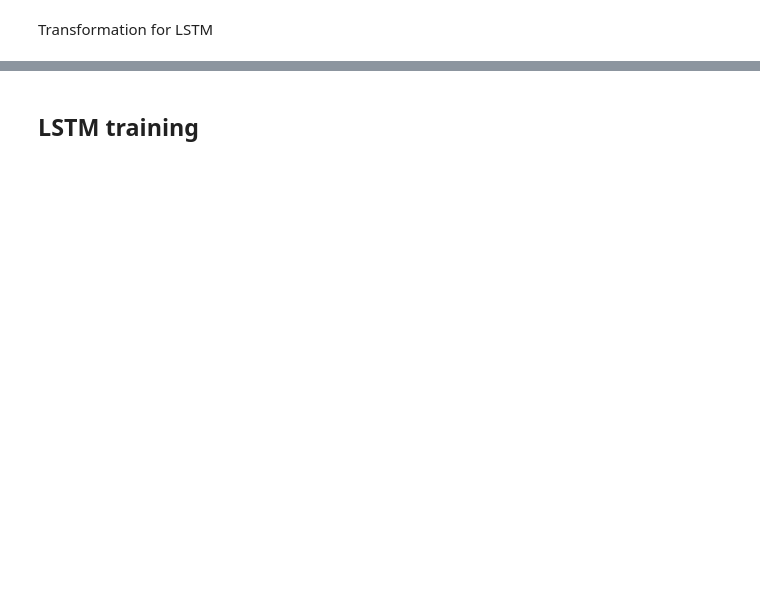
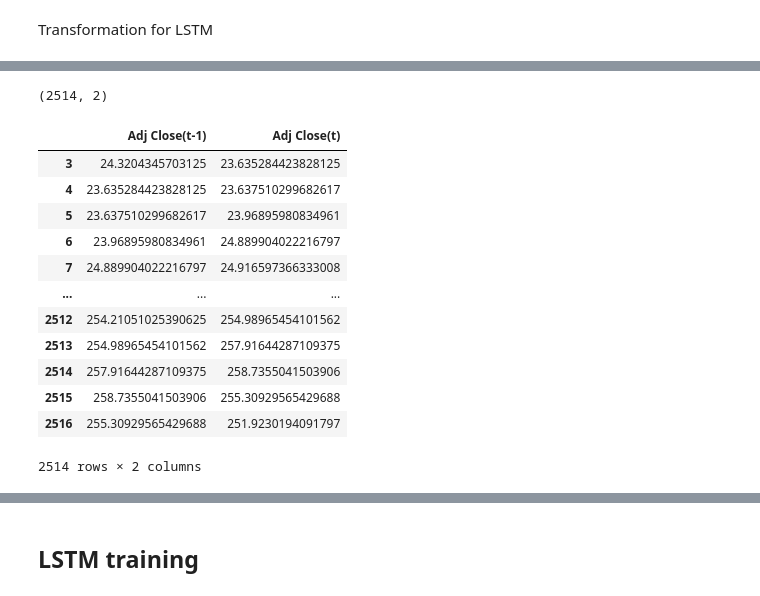
Before and after one commit to xavsant/multimodal_stockprice_prediction, a Jupyter notebook: notebooks/experiments/lstmstuff.ipynb, the cells around one changed output, grey strips where cells are left out. Cells and saved outputs as stored; diff of their text form; code cells hidden in the pictures; blank space fills up the shorter version.

Commit message:
Completed baseline for LSTM
- not sure about the feature number part as I have rly no idea how lstm works

```diff
--- a/notebooks/experiments/lstmstuff.ipynb
+++ b/notebooks/experiments/lstmstuff.ipynb
@@ -18,8 +18,8 @@ import yfinance as yf
 from sklearn.preprocessing import MinMaxScaler
 from sklearn.metrics import mean_absolute_error
 # %%
-# Define global variables
-#TODO find out what is the target variable and what lag steps
-num_features = 53
-target_variable = 'POILBRE'
+# # Define global variables
+# #TODO find out what is the target variable and what lag steps
+# num_features = 53
+target_variable = 'Adj Close'
 lag_steps = 1
@@ -111,11 +113,28 @@ def time_series_to_lstm(df, target_variable, lag_steps=1, dropna=True, fill='ffi
 # %%
-df_transformed = time_series_to_lstm(df, target_variable, lag_steps)
+# lets do apple only
+df_transformed = time_series_to_lstm(newDfForApple, target_variable, lag_steps)
 print(df_transformed.shape)
 df_transformed.head()
 # for company in companies:
     # df_transformed.to_csv(f'data/{company}_transformed.csv')
 # Export transformed dataset
-df_transformed.to_csv('data/dataset_transformed.csv')
+df_transformed.to_csv('../../data/clean/dataset_transformed.csv')
+df_transformed
+# %% [output]
+(2514, 2)
+|  | Adj Close(t-1) | Adj Close(t) |
+| 3 | 24.3204345703125 | 23.635284423828125 |
+| 4 | 23.635284423828125 | 23.637510299682617 |
+| 5 | 23.637510299682617 | 23.96895980834961 |
+| 6 | 23.96895980834961 | 24.889904022216797 |
+| 7 | 24.889904022216797 | 24.916597366333008 |
+| ... | ... | ... |
+| 2512 | 254.21051025390625 | 254.98965454101562 |
+| 2513 | 254.98965454101562 | 257.91644287109375 |
+| 2514 | 257.91644287109375 | 258.7355041503906 |
+| 2515 | 258.7355041503906 | 255.30929565429688 |
+| 2516 | 255.30929565429688 | 251.9230194091797 |
+2514 rows × 2 columns
 # %%
 # Train-Test Split
 split = int(df_transformed.shape[0]*0.8)
```
Also changed, not shown: parts of 9 cells of this notebook, 4 other files.
